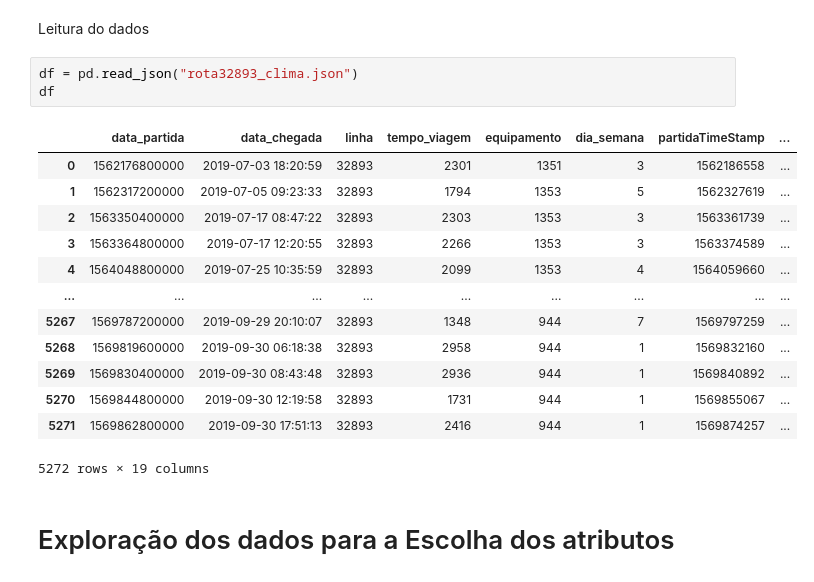
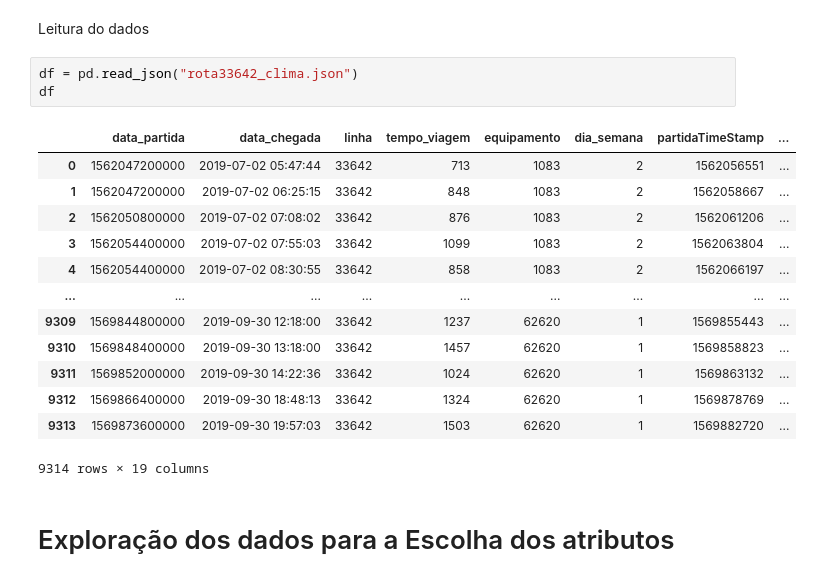
Before and after one commit to LeonardoVillamarin/TCC-Previsor_viagens_onibus, a Jupyter notebook: preditores_rota33642_clima.ipynb, the cells around one changed output. Saved outputs shown, nothing was run; the diff lists cells and outputs as text.

```diff
--- a/preditores_rota33642_clima.ipynb
+++ b/preditores_rota33642_clima.ipynb
@@ -15,22 +18,22 @@ from sklearn.inspection import permutation_importance
 # %% [markdown]
 Leitura do dados
 # %%
-df = pd.read_json("rota32893_clima.json")
+df = pd.read_json("rota33642_clima.json")
 df
 # %% [output]
 |  | data_partida | data_chegada | linha | tempo_viagem | equipamento | dia_semana | partidaTimeStamp | ... |
-| 0 | 1562176800000 | 2019-07-03 18:20:59 | 32893 | 2301 | 1351 | 3 | 1562186558 | ... |
-| 1 | 1562317200000 | 2019-07-05 09:23:33 | 32893 | 1794 | 1353 | 5 | 1562327619 | ... |
-| 2 | 1563350400000 | 2019-07-17 08:47:22 | 32893 | 2303 | 1353 | 3 | 1563361739 | ... |
-| 3 | 1563364800000 | 2019-07-17 12:20:55 | 32893 | 2266 | 1353 | 3 | 1563374589 | ... |
-| 4 | 1564048800000 | 2019-07-25 10:35:59 | 32893 | 2099 | 1353 | 4 | 1564059660 | ... |
+| 0 | 1562047200000 | 2019-07-02 05:47:44 | 33642 | 713 | 1083 | 2 | 1562056551 | ... |
+| 1 | 1562047200000 | 2019-07-02 06:25:15 | 33642 | 848 | 1083 | 2 | 1562058667 | ... |
+| 2 | 1562050800000 | 2019-07-02 07:08:02 | 33642 | 876 | 1083 | 2 | 1562061206 | ... |
+| 3 | 1562054400000 | 2019-07-02 07:55:03 | 33642 | 1099 | 1083 | 2 | 1562063804 | ... |
+| 4 | 1562054400000 | 2019-07-02 08:30:55 | 33642 | 858 | 1083 | 2 | 1562066197 | ... |
 | ... | ... | ... | ... | ... | ... | ... | ... | ... |
-| 5267 | 1569787200000 | 2019-09-29 20:10:07 | 32893 | 1348 | 944 | 7 | 1569797259 | ... |
-| 5268 | 1569819600000 | 2019-09-30 06:18:38 | 32893 | 2958 | 944 | 1 | 1569832160 | ... |
-| 5269 | 1569830400000 | 2019-09-30 08:43:48 | 32893 | 2936 | 944 | 1 | 1569840892 | ... |
-| 5270 | 1569844800000 | 2019-09-30 12:19:58 | 32893 | 1731 | 944 | 1 | 1569855067 | ... |
-| 5271 | 1569862800000 | 2019-09-30 17:51:13 | 32893 | 2416 | 944 | 1 | 1569874257 | ... |
+| 9309 | 1569844800000 | 2019-09-30 12:18:00 | 33642 | 1237 | 62620 | 1 | 1569855443 | ... |
+| 9310 | 1569848400000 | 2019-09-30 13:18:00 | 33642 | 1457 | 62620 | 1 | 1569858823 | ... |
+| 9311 | 1569852000000 | 2019-09-30 14:22:36 | 33642 | 1024 | 62620 | 1 | 1569863132 | ... |
+| 9312 | 1569866400000 | 2019-09-30 18:48:13 | 33642 | 1324 | 62620 | 1 | 1569878769 | ... |
+| 9313 | 1569873600000 | 2019-09-30 19:57:03 | 33642 | 1503 | 62620 | 1 | 1569882720 | ... |
-5272 rows × 19 columns
+9314 rows × 19 columns
 # %% [markdown]
 # Exploração dos dados para a Escolha dos atributos
 # %% [markdown]
```
Also changed, not shown: parts of 13 cells of this notebook.
